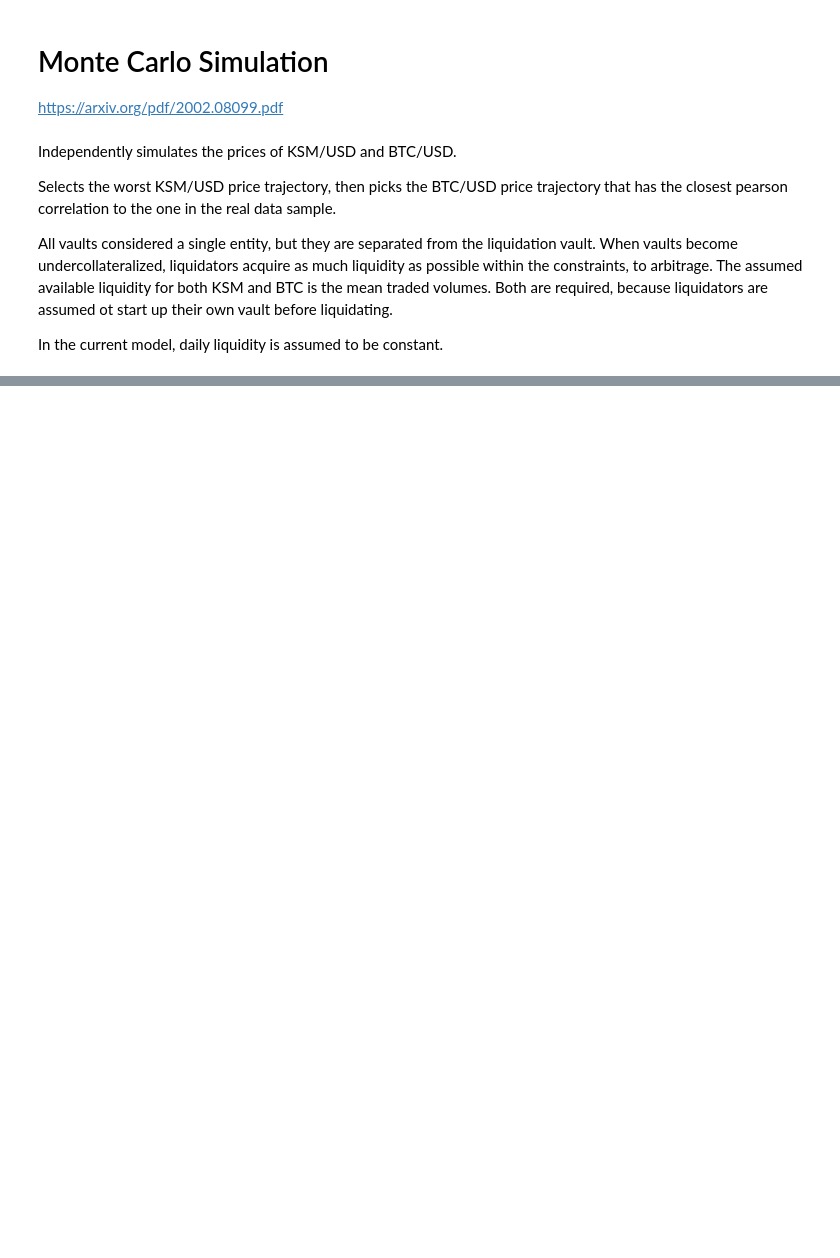
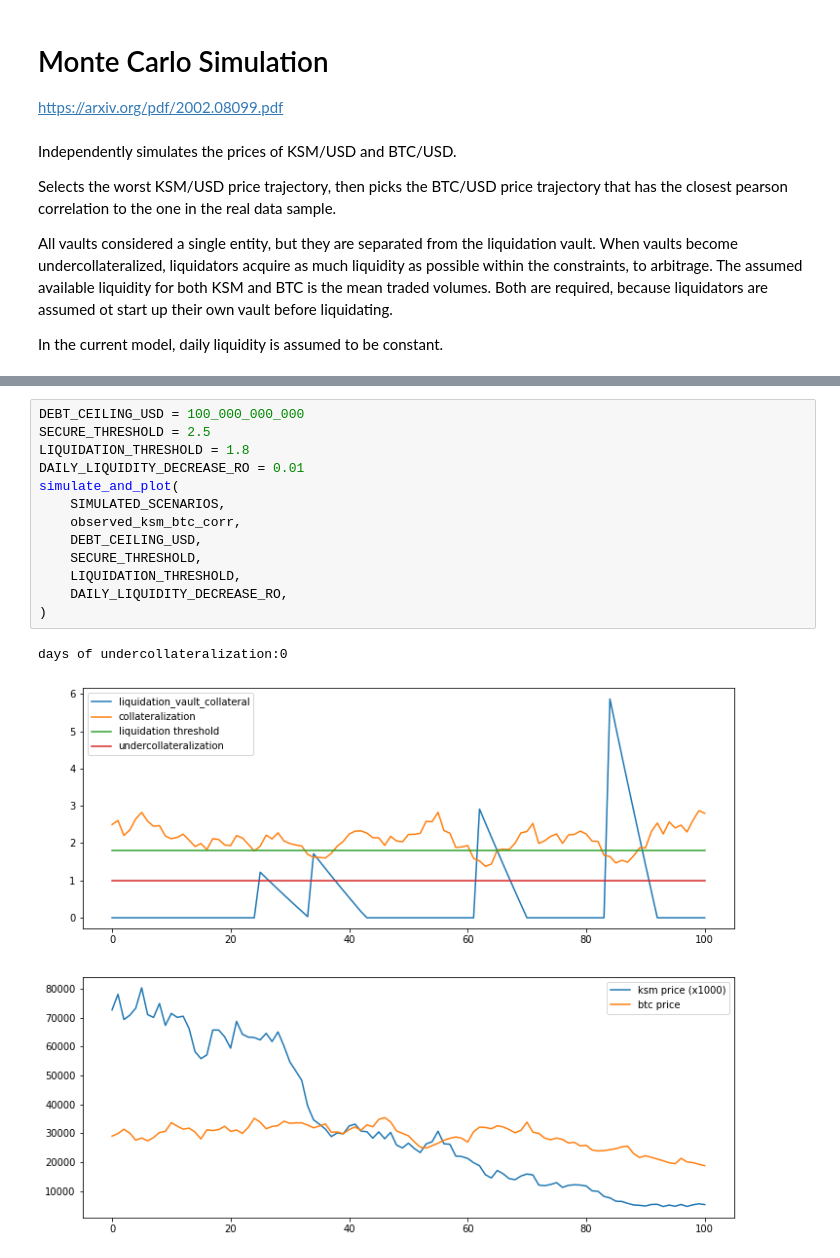
Before and after one commit to interlay/collateralization-analysis, a Jupyter notebook: Kusama Collateral Thresolds.ipynb, the cells around one changed output, grey strips where cells are left out. Cells and saved outputs as stored; diff of their text form; blank space fills up the shorter version.

```diff
--- a/Kusama Collateral Thresolds.ipynb
+++ b/Kusama Collateral Thresolds.ipynb
@@ -238,0 +455,16 @@ plt.legend(["ksm price (x1000)", "btc price"])
+# %%
+DEBT_CEILING_USD = 100_000_000_000
+SECURE_THRESHOLD = 2.5
+LIQUIDATION_THRESHOLD = 1.8
+DAILY_LIQUIDITY_DECREASE_RO = 0.01
+simulate_and_plot(
+    SIMULATED_SCENARIOS,
+    observed_ksm_btc_corr,
+    DEBT_CEILING_USD,
+    SECURE_THRESHOLD,
+    LIQUIDATION_THRESHOLD,
+    DAILY_LIQUIDITY_DECREASE_RO,
+)
+# %% [output]
+days of undercollateralization:0
+[figure, added]
```
Also changed, not shown: parts of 12 cells of this notebook, 2 other files.
